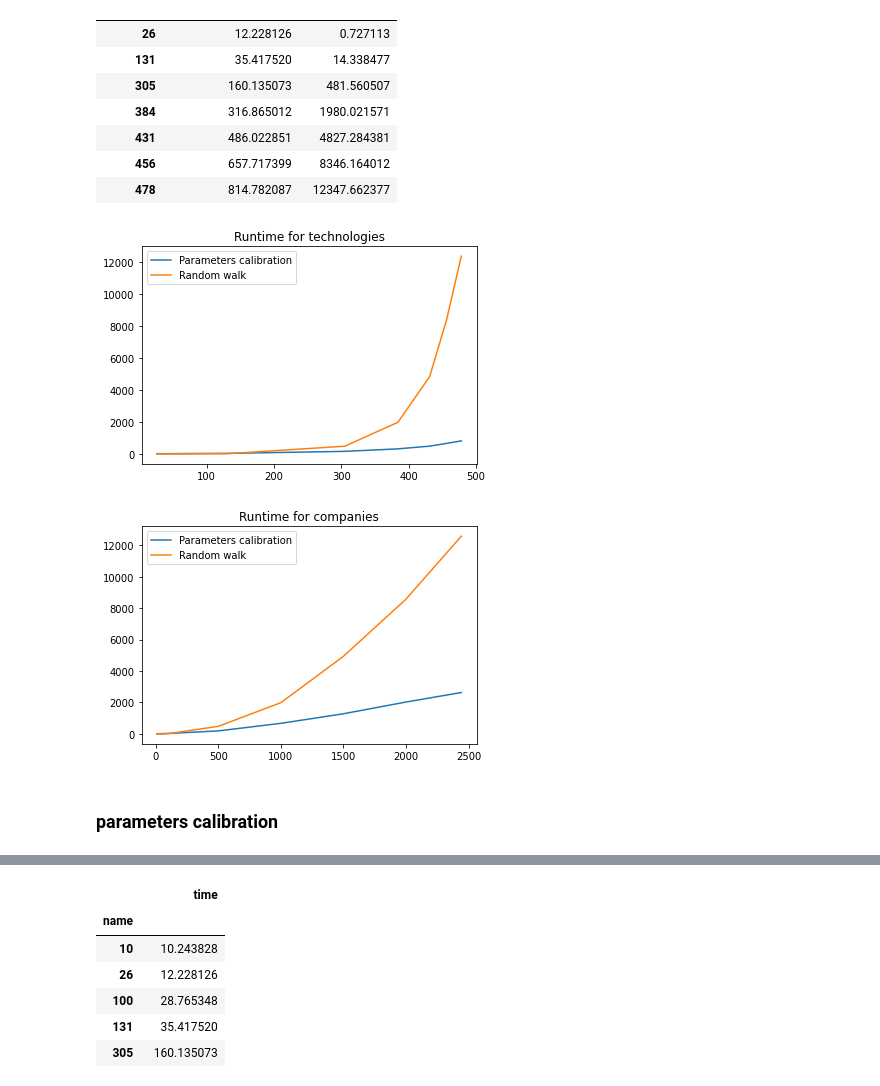
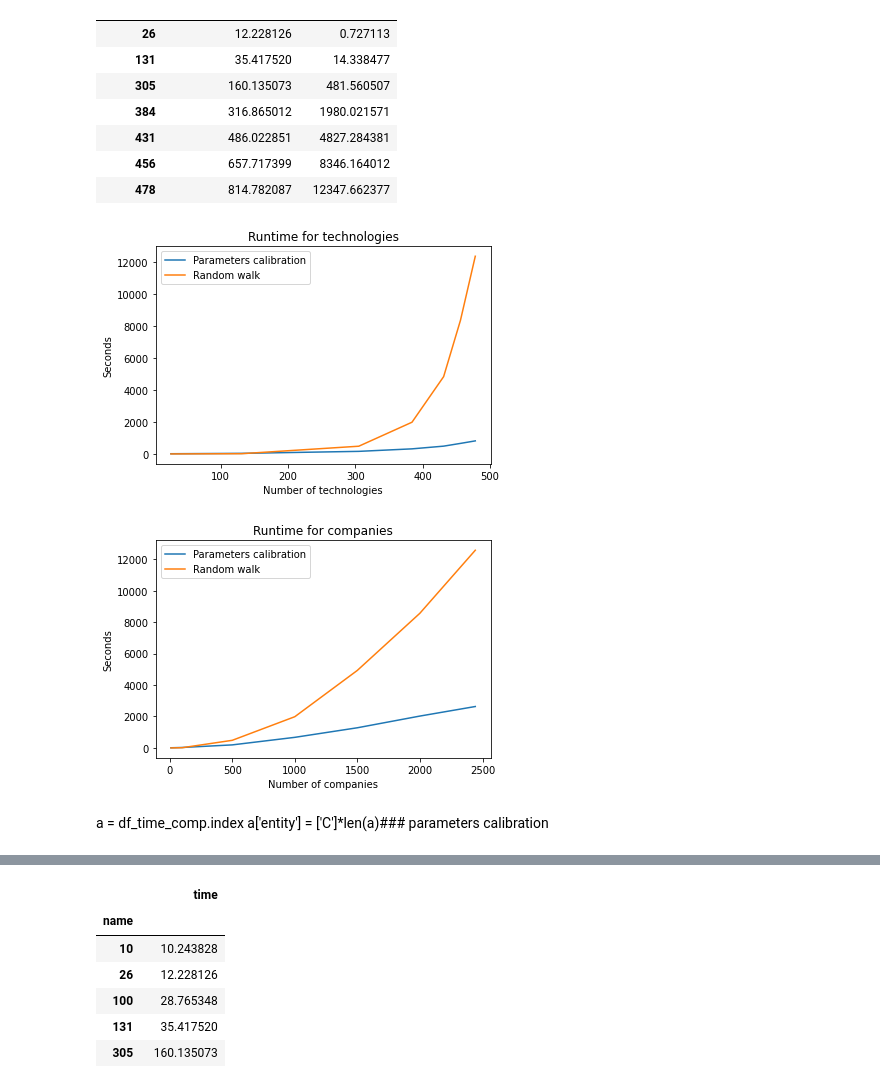
Before and after one commit to technometrics-lab/5-TechRank, a Jupyter notebook: analysis_results.ipynb, the cells around one changed output, grey strips where cells are left out. Saved outputs shown, nothing was run; the diff lists cells and outputs as text; code cells hidden in the pictures.

```diff
--- a/analysis_results.ipynb
+++ b/analysis_results.ipynb
@@ -135,2 +134,4 @@ df.to_csv('savings/useful_datasets/cybersecuirty_df_rank_evolu.csv')
+# %%
+preferences_comp = "{'previous_investments': 100, 'crunchbase_rank': 0}"
 # %%
 df = pd.read_csv("savings/useful_datasets/cybersecurity_df_rank_evolu.csv")
@@ -150,3 +153,6 @@ df.head(20)
+# %%
+# select right preferences
+df = df[df['preferences_comp']==preferences_comp]
 # %%
 df['name'] = ['comp:' + str(df['num_comp'][i]) + ', tech:' + str(df['num_tech'][i]) for i in range(len(df))]
 # %%
@@ -234,18 +253,21 @@ df_time_tech
 # %%
 plt.plot(df_time_tech.index, df_time_tech['time_optimal_par_tech'])
 plt.plot(df_time_tech.index, df_time_tech['time_conv_tech'])
 plt.legend(['Parameters calibration', 'Random walk'])
 plt.title("Runtime for technologies")
+plt.ylabel("Seconds")
+plt.xlabel("Number of technologies")
+plt.savefig("plots/analysis_results/runtime_tech.pdf")
 plt.show()
 # %% [output]
-[figure, old version]
+[figure, new version]
 # %%
 plt.plot(df_time_comp.index, df_time_comp['time_optimal_par_comp'])
 plt.plot(df_time_comp.index, df_time_comp['time_conv_comp'])
 plt.legend(['Parameters calibration', 'Random walk'])
 plt.title("Runtime for companies")
+plt.ylabel("Seconds")
+plt.xlabel("Number of companies")
 plt.show()
 # %% [output]
-[figure, old version]
+[figure, new version]
-# %% [markdown]
-### parameters calibration
@@ -260,0 +274,3 @@ df_par_time = df_par_time.set_index('name')
+# %% [markdown]
+a = df_time_comp.index
+a['entity'] = ['C']*len(a)### parameters calibration
```
Also changed, not shown: parts of 15 cells of this notebook, 29 other files.
